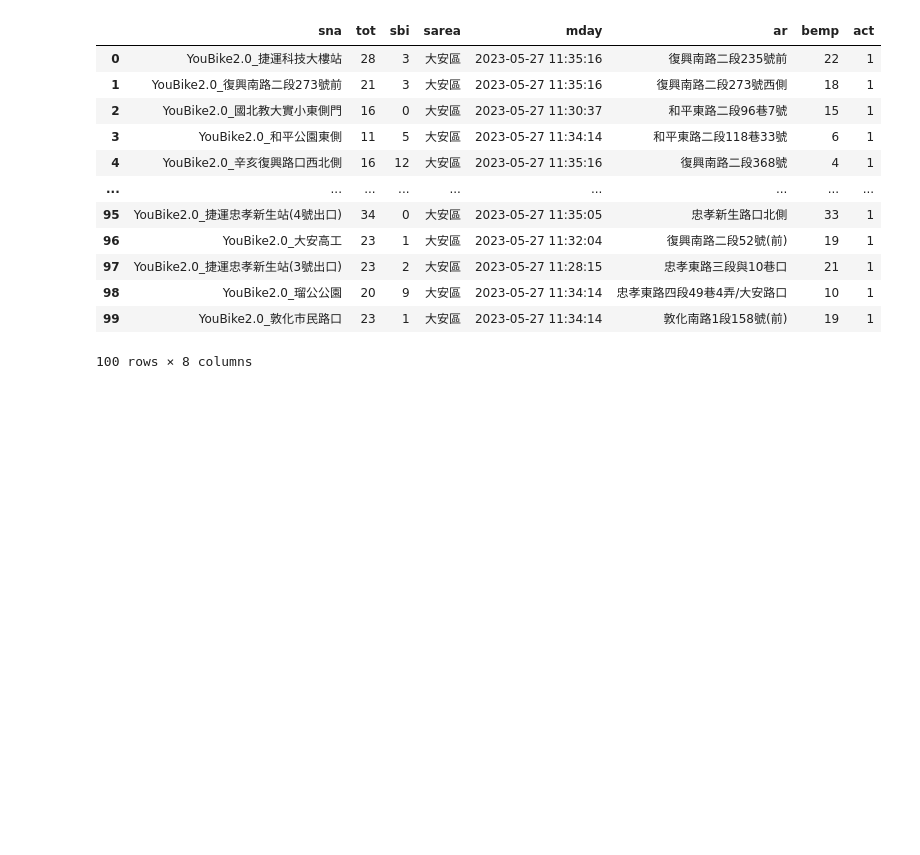
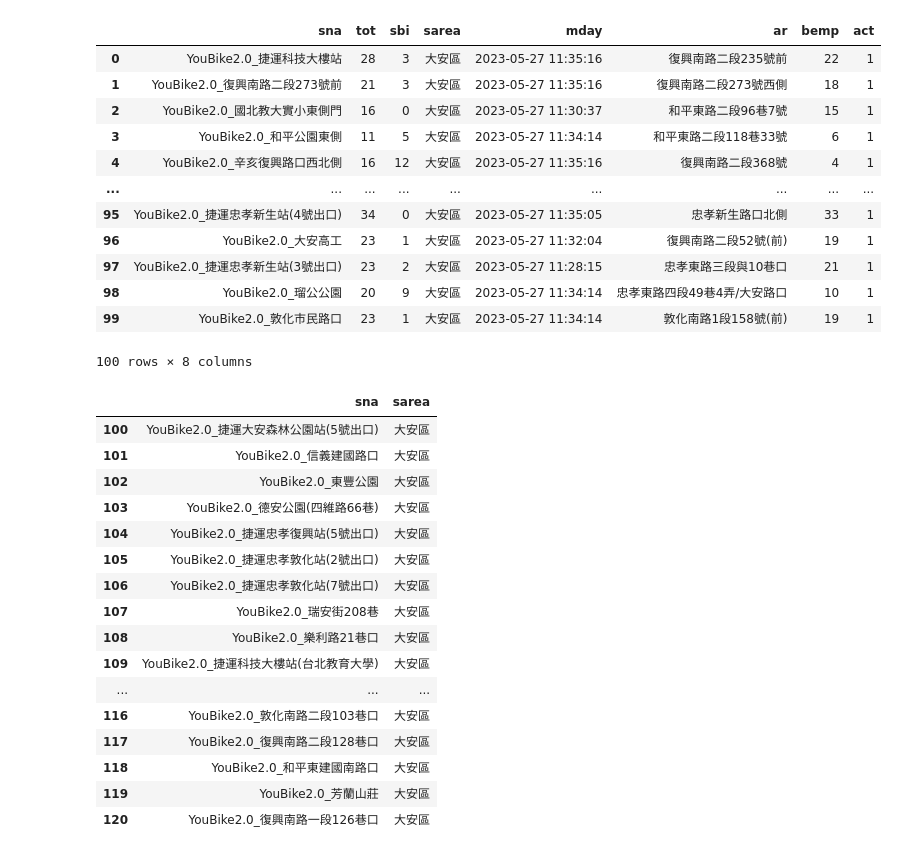
Before and after one commit to VansonLi/__112_python_flask__, a Jupyter notebook: lession5.ipynb, the cells around one changed output. Drawn from its saved outputs; the diff is of its cells as text; code cells hidden in the pictures; blank space fills up the shorter version.

```diff
--- a/lession5.ipynb
+++ b/lession5.ipynb
@@ -50,3 +50,25 @@ dataFrame[0:100]
 | 98 | YouBike2.0_瑠公公園 | 20 | 9 | 大安區 | 2023-05-27 11:34:14 | 忠孝東路四段49巷4弄/大安路口 | 10 | 1 |
 | 99 | YouBike2.0_敦化市民路口 | 23 | 1 | 大安區 | 2023-05-27 11:34:14 | 敦化南路1段158號(前) | 19 | 1 |
 100 rows × 8 columns
+# %%
+#同時選取欄列
+#loc[index,column],iloc[index,column]
+dataFrame.loc[100:120,['sna','sarea']]
+# %% [output]
+|  | sna | sarea |
+| 100 | YouBike2.0_捷運大安森林公園站(5號出口) | 大安區 |
+| 101 | YouBike2.0_信義建國路口 | 大安區 |
+| 102 | YouBike2.0_東豐公園 | 大安區 |
+| 103 | YouBike2.0_德安公園(四維路66巷) | 大安區 |
+| 104 | YouBike2.0_捷運忠孝復興站(5號出口) | 大安區 |
+| 105 | YouBike2.0_捷運忠孝敦化站(2號出口) | 大安區 |
+| 106 | YouBike2.0_捷運忠孝敦化站(7號出口) | 大安區 |
+| 107 | YouBike2.0_瑞安街208巷 | 大安區 |
+| 108 | YouBike2.0_樂利路21巷口 | 大安區 |
+| 109 | YouBike2.0_捷運科技大樓站(台北教育大學) | 大安區 |
+| ... | ... | ... |
+| 116 | YouBike2.0_敦化南路二段103巷口 | 大安區 |
+| 117 | YouBike2.0_復興南路二段128巷口 | 大安區 |
+| 118 | YouBike2.0_和平東建國南路口 | 大安區 |
+| 119 | YouBike2.0_芳蘭山莊 | 大安區 |
+| 120 | YouBike2.0_復興南路一段126巷口 | 大安區 |
```
